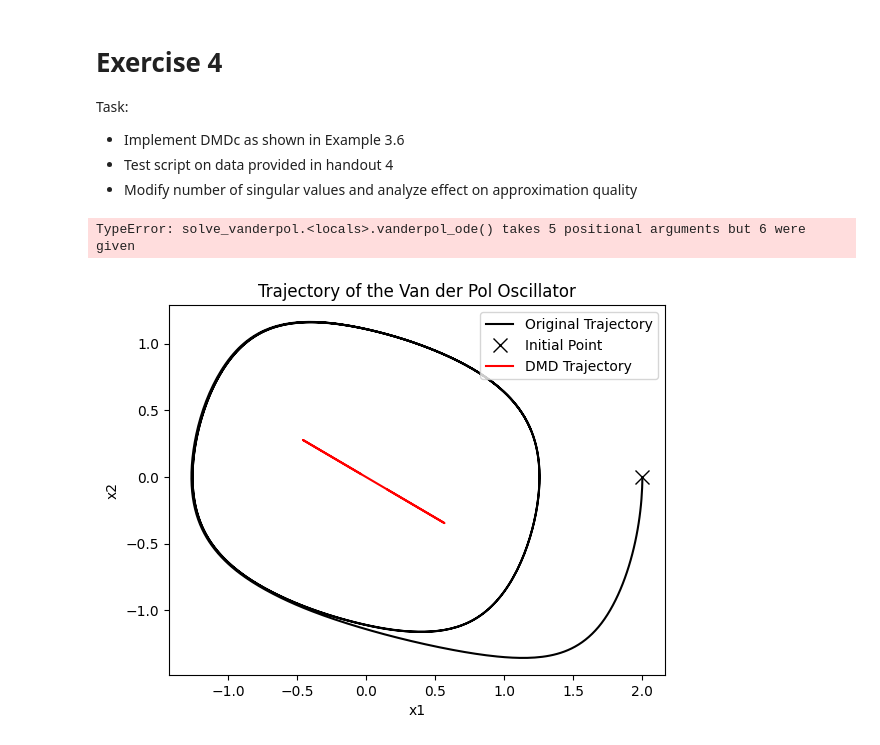
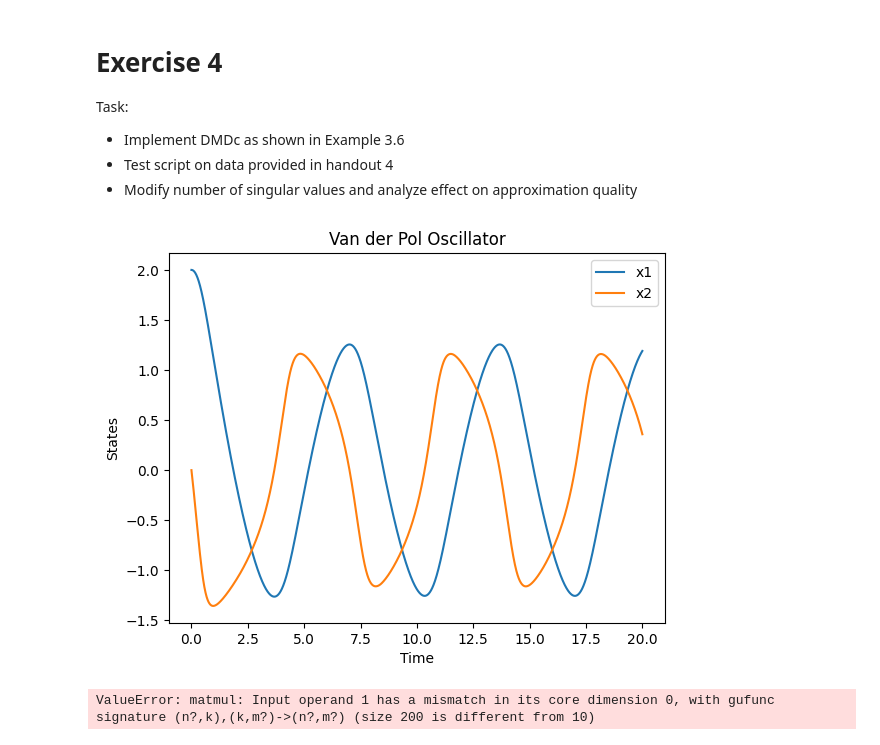
Before and after one commit to MatzeLopi/KIT-2243070, a Jupyter notebook: Exercises/ex4.ipynb, the cells around one changed output. Saved outputs shown, nothing was run; the diff lists cells and outputs as text; code cells hidden in the pictures.

```diff
--- a/Exercises/ex4.ipynb
+++ b/Exercises/ex4.ipynb
@@ -154,40 +150,43 @@ def solve_vanderpol(t,l,c,a,b,x0):
             c (float): parameter c
             l (float): parameter l
         """
         dx1 = x[1] / l
         dx2 = (-x[0] - a * x[1] * (x[1]**2 - b)) / c
         return [dx1, dx2]
 
     # Solve the ODE
     sol = solve_ivp(vanderpol_ode, [t[0], t[-1]], x0, t_eval=t, args=(a,b,c,l))
 
     # Return the time vector and numerical solution
     return sol.t, sol.y
 
 
 # Params for the Van der Pol oscillator
-t = np.linspace(0, 20, 1000)
+t = np.linspace(0, 20, 5001)
 l = 1.0
 c = 1.0
 a = 1.0
 b = 1.0
 x0 = [2.0, 0.0]
 
 t, x = solve_vanderpol(t,l,c,a,b,x0)
 
+x1 = x[0, :]
+x2 = x[1, :]
+
 plt.figure()
-plt.plot(t, x[0, :], label='x1')
-plt.plot(t, x[1, :], label='x2')
+plt.plot(t, x1, label='x1')
+plt.plot(t, x2, label='x2')
 plt.xlabel('Time')
 plt.ylabel('States')
 plt.title('Van der Pol Oscillator')
 plt.legend()
 plt.show()
 # %% [output]
-TypeError: solve_vanderpol.<locals>.vanderpol_ode() takes 5 positional arguments but 6 were given
+[figure, added]
 # %%
 # Define Hankel matrix
-hrow = 1
+hrow = 100
 def hankel(hrow,x,t):
     """ Create Hankel matrix from the data matrix.
 
@@ -214,18 +213,16 @@ def hankel(hrow,x,t):
 Xtd, Xtdp = hankel(hrow,x,t)
 
 # Compute DMD
-r = hrow * 2
+r = 10
 At, Ut, *_ = dmd(Xtd, Xtdp, r)
+nt = len(t)
 
-# Solve resulting DMD system
-z = np.zeros((r, len(t)))
-z[:, 0] = Ut[:, 0]
-
-for i in range(1, len(t)):
-    z[:, i] = At @ z[:, i-1]
+z = np.zeros((np.size(At,0), nt))
+z0 = Ut @ Xtd[:,0]
+for i in range(0,nt-1):
+    pass
 
 xdmd = Ut @ z
-
 
 # Plot trajectory
 plt.figure()
@@ -240,4 +237,4 @@ plt.plot(xdmd[0, :], xdmd[1, :], 'r-')
 plt.legend(['Original Trajectory', 'Initial Point', 'DMD Trajectory'])
 plt.show()
 # %% [output]
-[figure, removed]
+ValueError: matmul: Input operand 1 has a mismatch in its core dimension 0, with gufunc signature (n?,k),(k,m?)->(n?,m?) (size 200 is different from 10)
```
Also changed, not shown: parts of 3 cells of this notebook.
